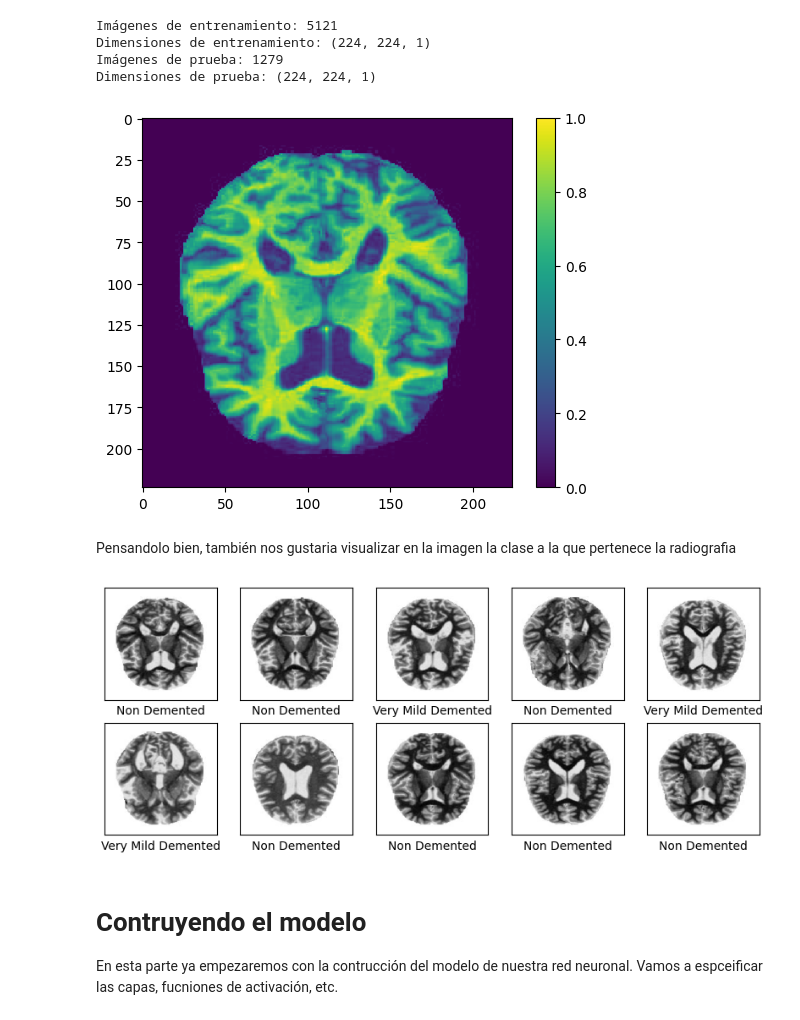
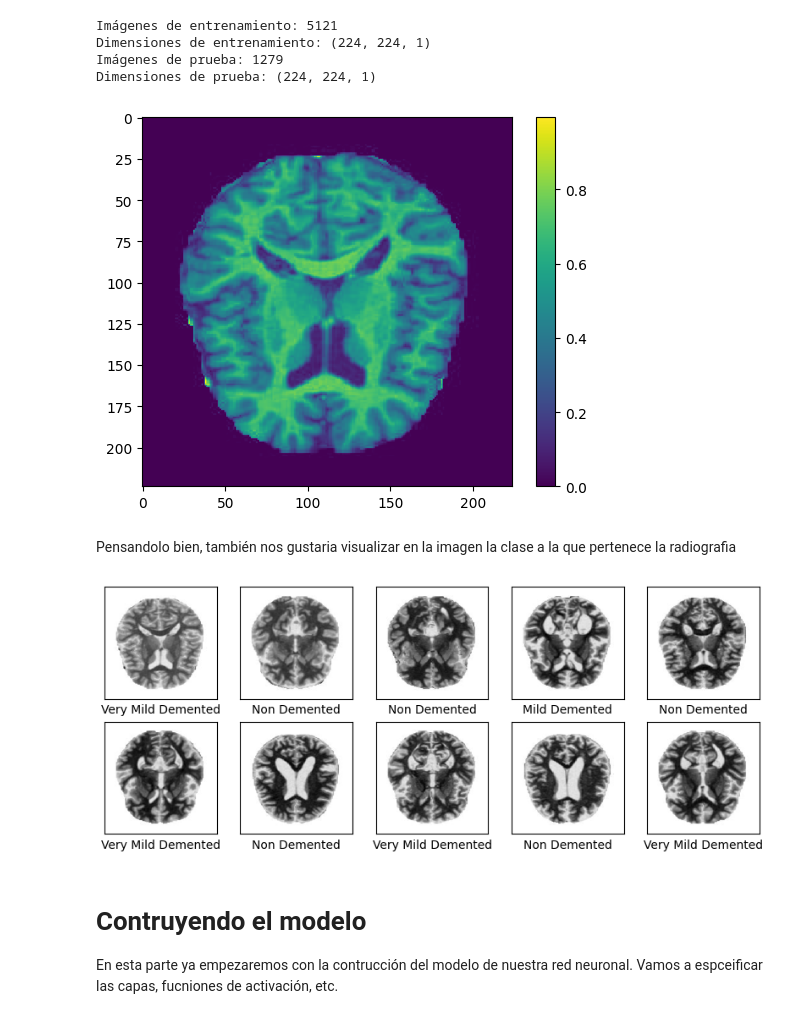
Before and after one commit to Antonio-Onyx/Alzheimer-classification, a Jupyter notebook: alzheimer-classification.ipynb, the cells around one changed output. Cells and saved outputs as stored; diff of their text form; code cells hidden in the pictures.

```diff
--- a/alzheimer-classification.ipynb
+++ b/alzheimer-classification.ipynb
@@ -32,7 +35,7 @@ datagen = ImageDataGenerator(rescale=1./255) # normalización de pixeles
 train_generator = datagen.flow_from_directory(
     train_data,
     target_size=(224,224), # tamaño de las dimensiones de nuestras imagenes
-    batch_size=16, # lote de imagens que se le pasaran al modelo en cada entrenamiento
+    batch_size=32, # lote de imagens que se le pasaran al modelo en cada entrenamiento
     class_mode='categorical', # 4 clases
     color_mode='grayscale',
     shuffle=True # controlamos si las imagenes se mezclan aleatoriamente
@@ -41,7 +44,7 @@ train_generator = datagen.flow_from_directory(
 test_generator = datagen.flow_from_directory(
     test_data,
     target_size=(224,224), # tamaño de las dimensiones de nuestras imagenes
-    batch_size=16, # lote de imagens que se le pasaran al modelo en cada entrenamiento
+    batch_size=32, # lote de imagens que se le pasaran al modelo en cada entrenamiento
     class_mode='categorical', # 4 clases
     color_mode='grayscale',
     shuffle=False # controlamos si las imagenes se mezclan aleatoriamente
@@ -60,16 +63,16 @@ Dimensiones de entrenamiento: (224, 224, 1)
 Imágenes de prueba: 1279
 Dimensiones de prueba: (224, 224, 1)
 # %%
-# veamos una radiografia de nuestro conjunot de imagenes
-images, labels = train_generator[0]
+# veamos una radiografia de nuestro conjunto de imagenes
+images, labels = train_generator[1]
 #mostramos la primera imagen del  lote
 plt.figure()
 plt.imshow(images[0])
 plt.colorbar()
 plt.grid(False)
 plt.show()
 # %% [output]
-[figure, old version]
+[figure, new version]
 # %% [markdown]
 Pensandolo bien, también nos gustaria visualizar en la imagen la clase a la que pertenece la radiografia
 # %%
@@ -93,7 +96,7 @@ for i in range(10):
     plt.xlabel(predict_class_name)
 plt.show()
 # %% [output]
-[figure, old version]
+[figure, new version]
 # %% [markdown]
 # Contruyendo el modelo
 
```
Also changed, not shown: parts of 7 cells of this notebook.
